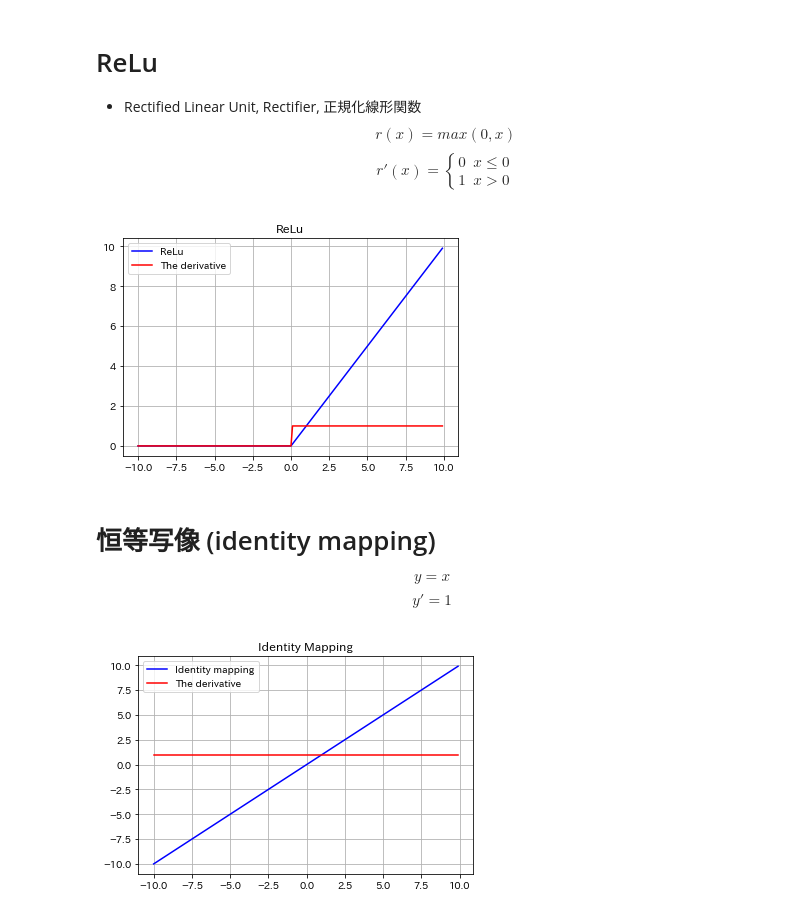
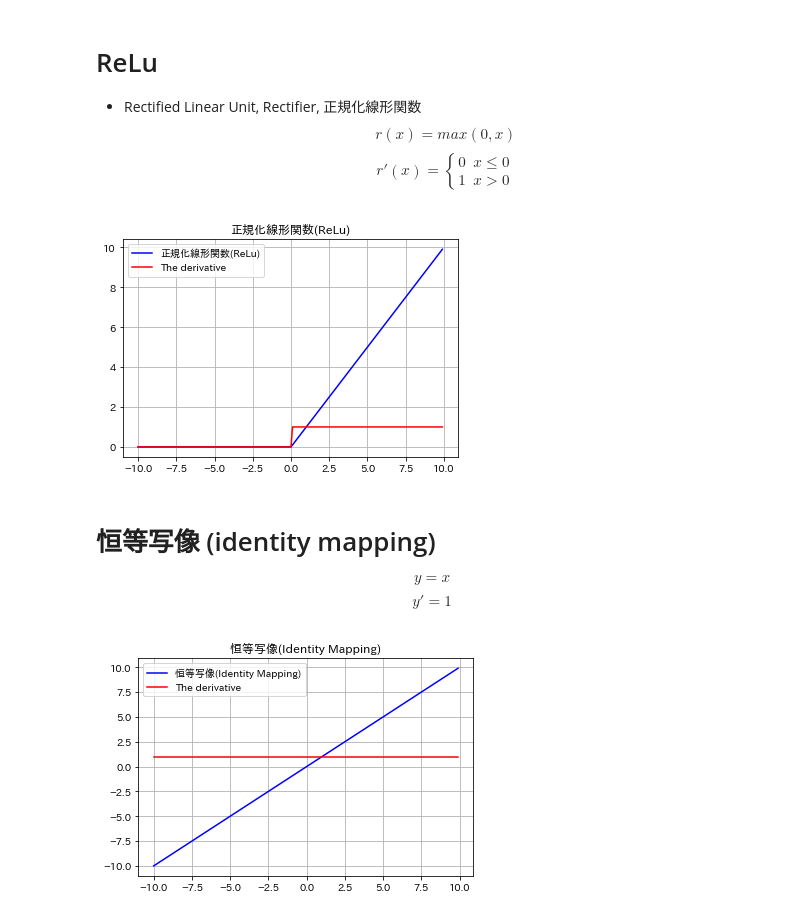
Before and after one commit to kagyuu/ai-chan, a Jupyter notebook: notes/activate_funcs.ipynb, the cells around one changed output. Saved outputs shown, nothing was run; the diff lists cells and outputs as text; code cells hidden in the pictures.

```diff
--- a/notes/activate_funcs.ipynb
+++ b/notes/activate_funcs.ipynb
@@ -61,18 +63,19 @@ $$
 r'(x) = \begin{cases}0 & x \leq 0\\1 & x > 0\end{cases}
 $$
 # %%
+relu = af.ReLu()
 x = np.arange(-10,10,0.1)
-y = math.relu(x)
-dy = math.d_relu(x)
+y = relu.calc(x)
+dy = relu.differential(x)
 
-plt.plot(x, y, color='blue', label='ReLu')
+plt.plot(x, y, color='blue', label=relu.name())
 plt.plot(x, dy, color='red', label='The derivative')
-plt.title("ReLu")
+plt.title(relu.name())
 plt.grid(True)
 plt.legend()
 plt.show()
 # %% [output]
-[figure, old version]
+[figure, new version]
 # %% [markdown]
 # 恒等写像 (identity mapping)
 $$
@@ -82,15 +85,16 @@ $$
 y' = 1
 $$
 # %%
+im = af.IdentityMapping()
 x = np.arange(-10,10,0.1)
-y = math.identity_mapping(x)
-dy = math.d_identity_mapping(x)
+y = im.calc(x)
+dy = im.differential(x)
 
-plt.plot(x, y, color='blue', label='Identity mapping')
+plt.plot(x, y, color='blue', label=im.name())
 plt.plot(x, dy, color='red', label='The derivative')
-plt.title("Identity Mapping")
+plt.title(im.name())
 plt.grid(True)
 plt.legend()
 plt.show()
 # %% [output]
-[figure, old version]
+[figure, new version]
```
Also changed, not shown: parts of 3 cells of this notebook, 10 other files.
